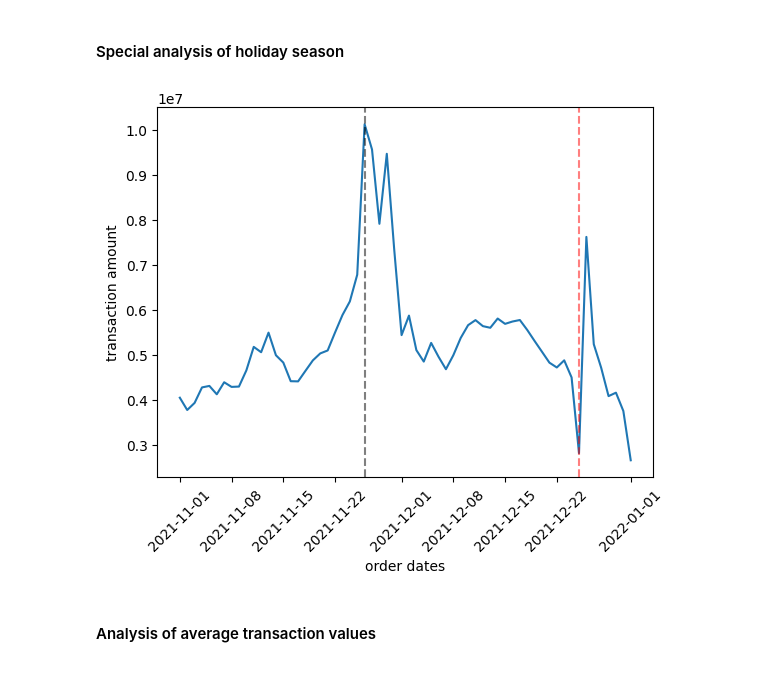
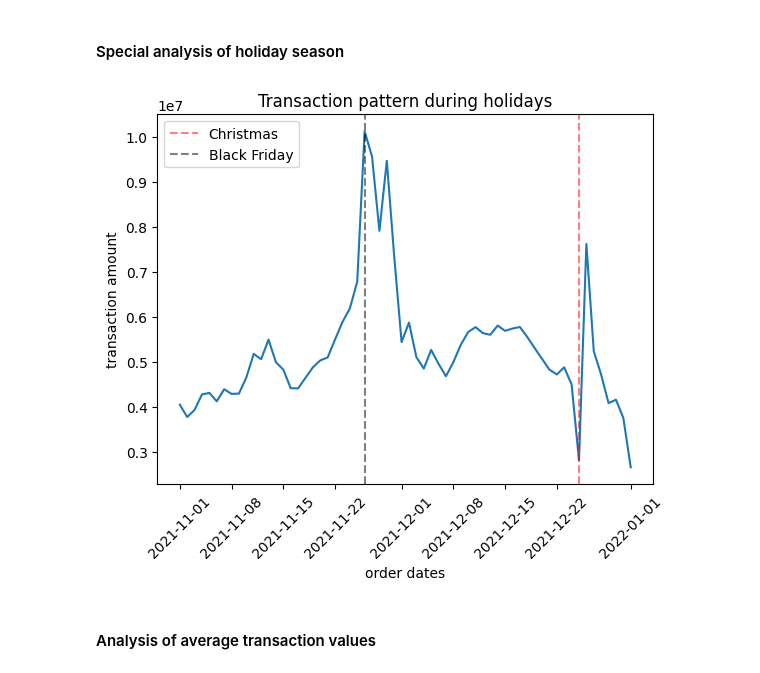
Before and after one commit to godfather-is-me/BNPL-Ranker, a Jupyter notebook: notebooks/initial.ipynb, the cells around one changed output. Saved outputs shown, nothing was run; the diff lists cells and outputs as text; code cells hidden in the pictures.

```diff
--- a/notebooks/initial.ipynb
+++ b/notebooks/initial.ipynb
@@ -104,15 +105,18 @@ As seen in the graph, over the years of 21 and 22, there have been significant g
 # %%
 holiday_check = amount_per_day[(amount_per_day["order dates"] >= "11-1-2021") & (amount_per_day["order dates"] <= "1-1-2022")]
 
 sns.lineplot(x="order dates", y="transaction amount", data=holiday_check)
 
 plt.axvline(pd.to_datetime("12-25-2021"), color='r', linestyle="--", label="Christmas", alpha=0.5)
 plt.axvline(pd.to_datetime("11-26-2021"), color='black', linestyle="--", label="Black Friday", alpha=0.5)
 
+plt.title("Transaction pattern during holidays")
+plt.legend()
+
 plt.xticks(rotation=45)
 plt.show()
 # %% [output]
-[figure, old version]
+[figure, new version]
 # %% [markdown]
 #### Analysis of average transaction values
 # %%
```
Also changed, not shown: parts of 17 cells of this notebook.
